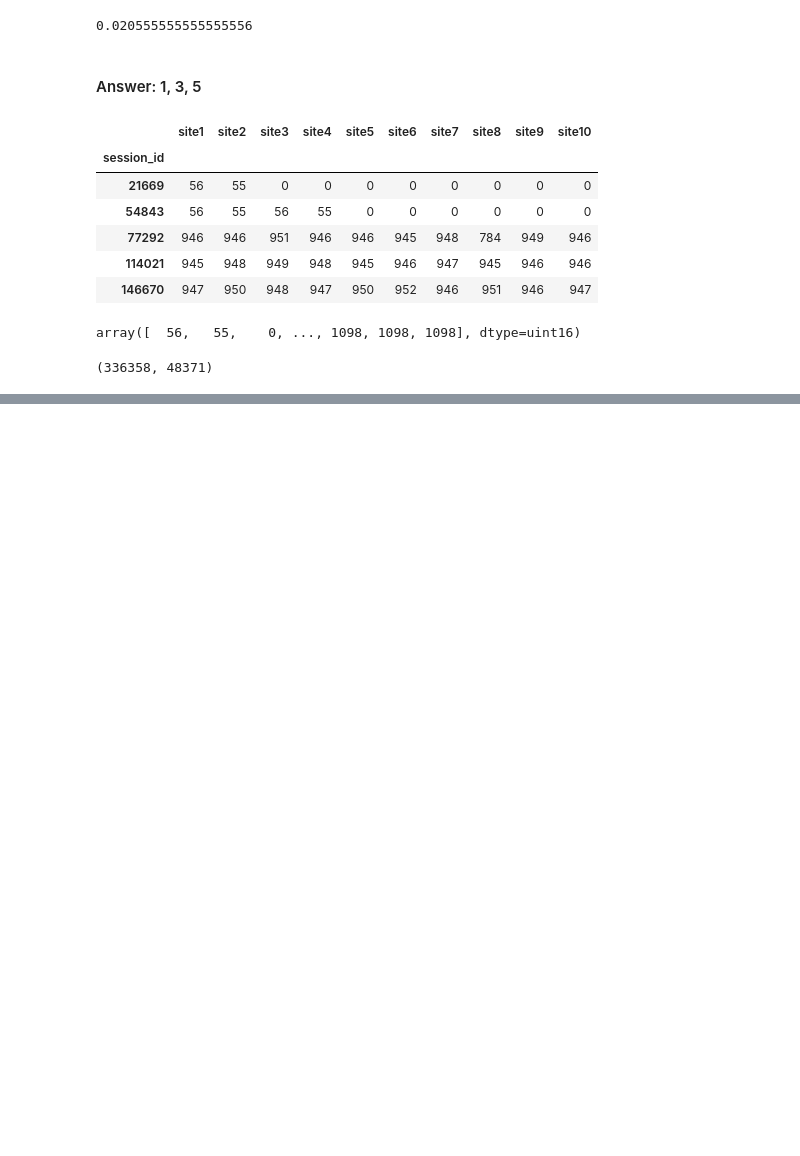
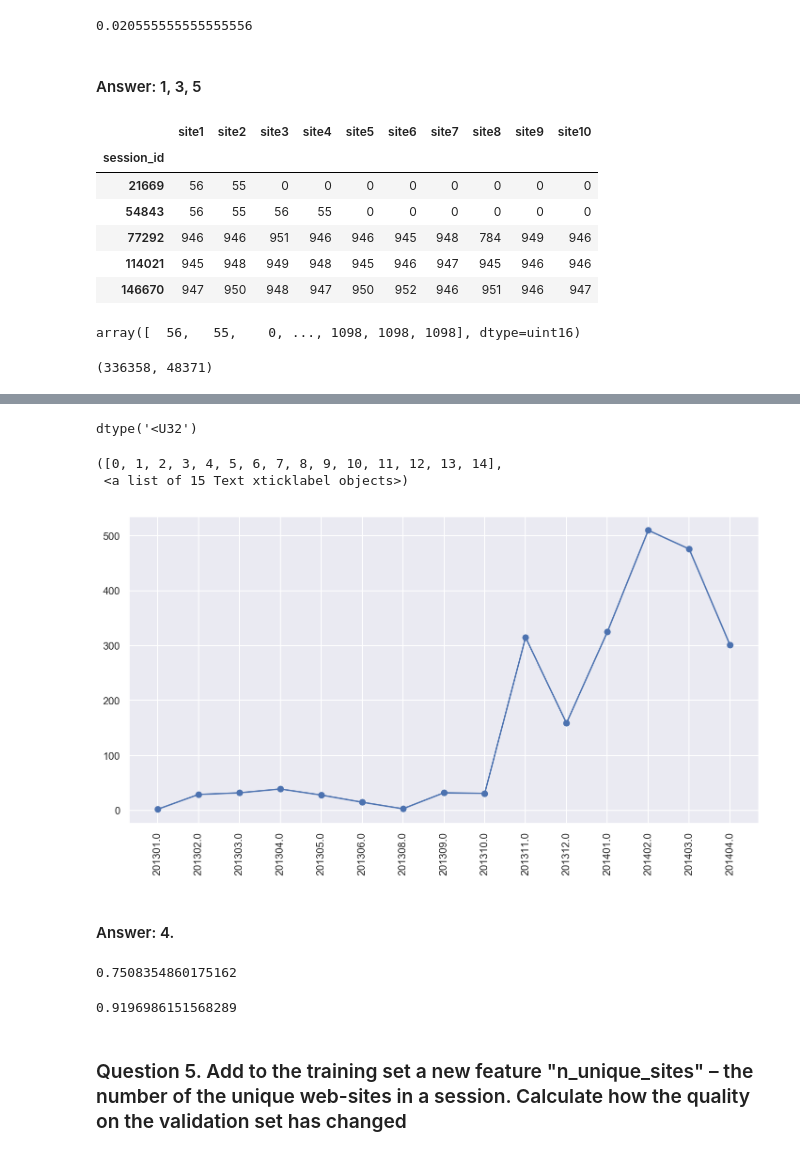
Before and after one commit to Ruslanmalai/mlcourse.ai, a Jupyter notebook: my_work/Assignment-3_part-1.ipynb, the cells around one changed output, grey strips where cells are left out. Saved outputs shown, nothing was run; the diff lists cells and outputs as text; code cells hidden in the pictures; blank space fills up the shorter version.

```diff
--- a/my_work/Assignment-3_part-1.ipynb
+++ b/my_work/Assignment-3_part-1.ipynb
@@ -202,0 +252,7 @@ full_sites_sparse.shape
+# %%
+# Dataframe for new features
+full_new_feat = pd.DataFrame(index=full_df.index)
+
+# Add start_month feature
+full_new_feat['start_month'] = full_df['time1'].apply(lambda ts:
+                                                      100 * ts.year + ts.month).astype('float64')
@@ -202,0 +270,5 @@ full_sites_sparse.shape
+# %%
+sessions = train_df[train_df['target'] == 1].index
+sessions_dates = full_new_feat.iloc[sessions]
+sessions_dates = sessions_dates.start_month.astype('category').values
+sessions_dates.describe()
@@ -202,0 +293,37 @@ full_sites_sparse.shape
+# %%
+#np.unique(sessions_dates)
+dates, numbers = np.unique(sessions_dates, return_counts = True)
+dates.astype(str).dtype
+#numbers
+# %% [output]
+dtype('<U32')
+# %%
+plt.figure(figsize = [12, 6])
+plt.plot(dates.astype(str), numbers, '-o')
+plt.xticks(rotation='vertical')
+# %% [output]
+([0, 1, 2, 3, 4, 5, 6, 7, 8, 9, 10, 11, 12, 13, 14],
+ <a list of 15 Text xticklabel objects>)
+[figure, added]
+# %% [markdown]
+#### Answer: 4.
+# %%
+# Add the new feature to the sparse matrix
+tmp = full_new_feat[['start_month']].values
+X_train = csr_matrix(hstack([full_sites_sparse[:idx_split,:], tmp[:idx_split,:]]))
+
+# Compute the metric on the validation set
+print(get_auc_lr_valid(X_train, y_train))
+# %% [output]
+0.7508354860175162
+# %%
+# Add the new standardized feature to the sparse matrix
+tmp = StandardScaler().fit_transform(full_new_feat[['start_month']])
+X_train = csr_matrix(hstack([full_sites_sparse[:idx_split,:], tmp[:idx_split,:]]))
+
+# Compute metric on the validation set
+print(get_auc_lr_valid(X_train, y_train))
+# %% [output]
+0.9196986151568289
+# %% [markdown]
+### Question 5. Add to the training set a new feature "n_unique_sites" – the number of the unique web-sites in a session. Calculate how the quality on the validation set has changed
```
Also changed, not shown: parts of 35 cells of this notebook, 4 other files.
